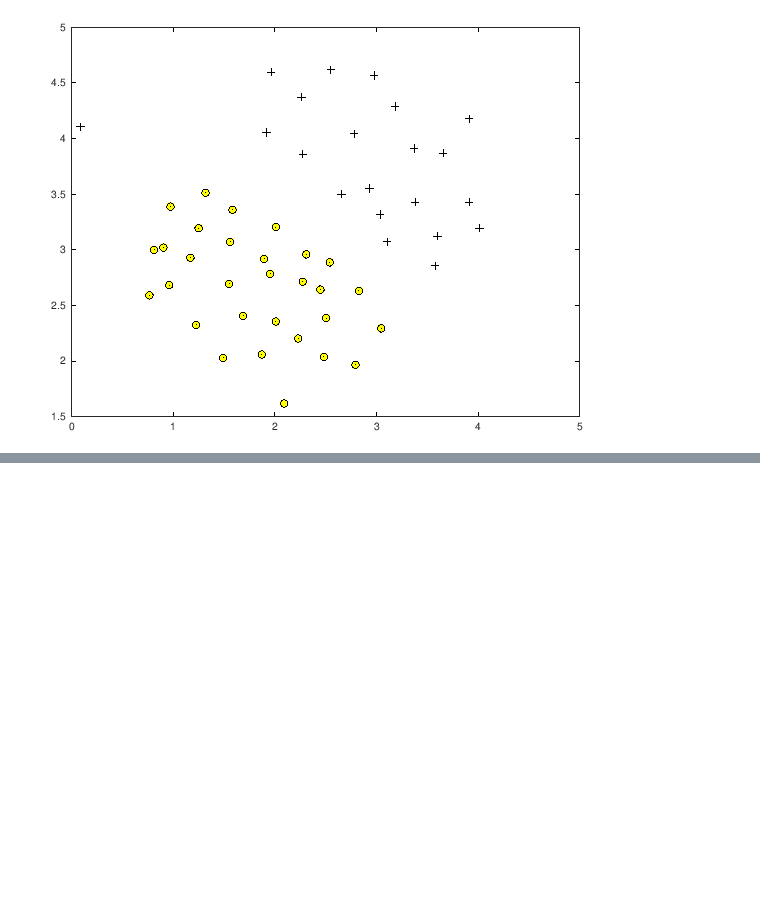
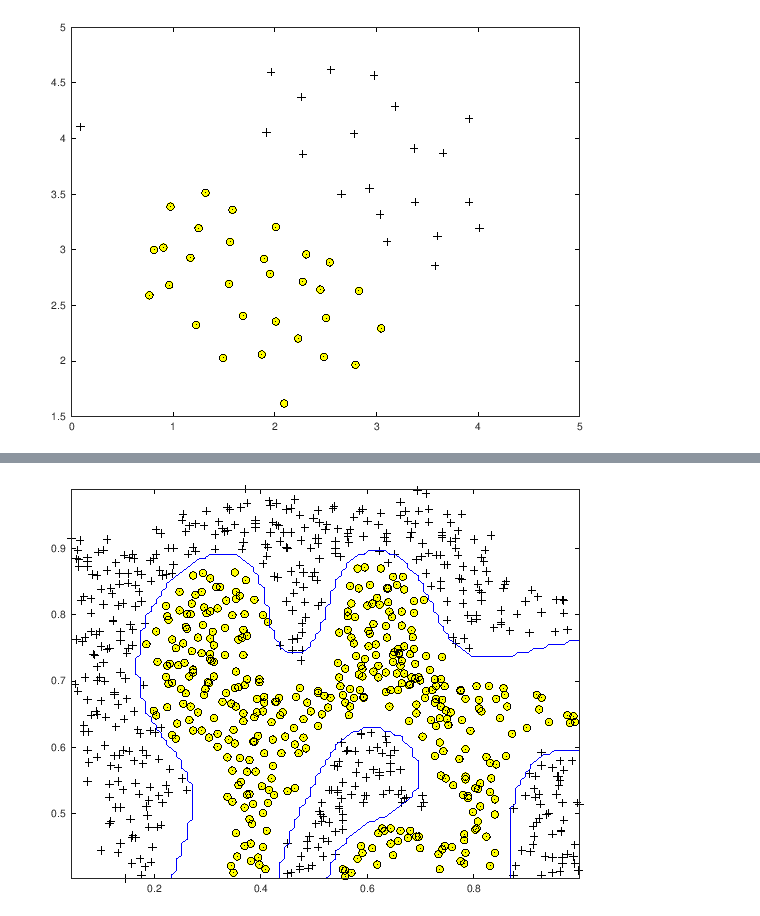
Before and after one commit to mxagar/machine_learning_coursera, a Jupyter notebook: exercises/ex1-ex8-octave/ex6/ML_Coursera_Ex_6_SVMs.ipynb, the cells around one changed output, grey strips where cells are left out. Cells and saved outputs as stored; diff of their text form; code cells hidden in the pictures; blank space fills up the shorter version.

```diff
--- a/exercises/ex1-ex8-octave/ex6/ML_Coursera_Ex_6_SVMs.ipynb
+++ b/exercises/ex1-ex8-octave/ex6/ML_Coursera_Ex_6_SVMs.ipynb
@@ -96,0 +164,9 @@ plotData_(X, y)
+# %%
+% SVM Parameters
+C = 1;
+sigma = 0.1;
+# %%
+% We set the tolerance and max_passes lower here so that the code will run
+% faster. However, in practice, you will want to run the training to
+% convergence.
+model= svmTrain(X, y, C, @(x1, x2) gaussianKernel(x1, x2, sigma));
@@ -96,0 +181,4 @@ plotData_(X, y)
+# %%
+visualizeBoundary(X, y, model);
+# %% [output]
+[figure, added]
```
Also changed, not shown: parts of 19 cells of this notebook, 3 other files.
